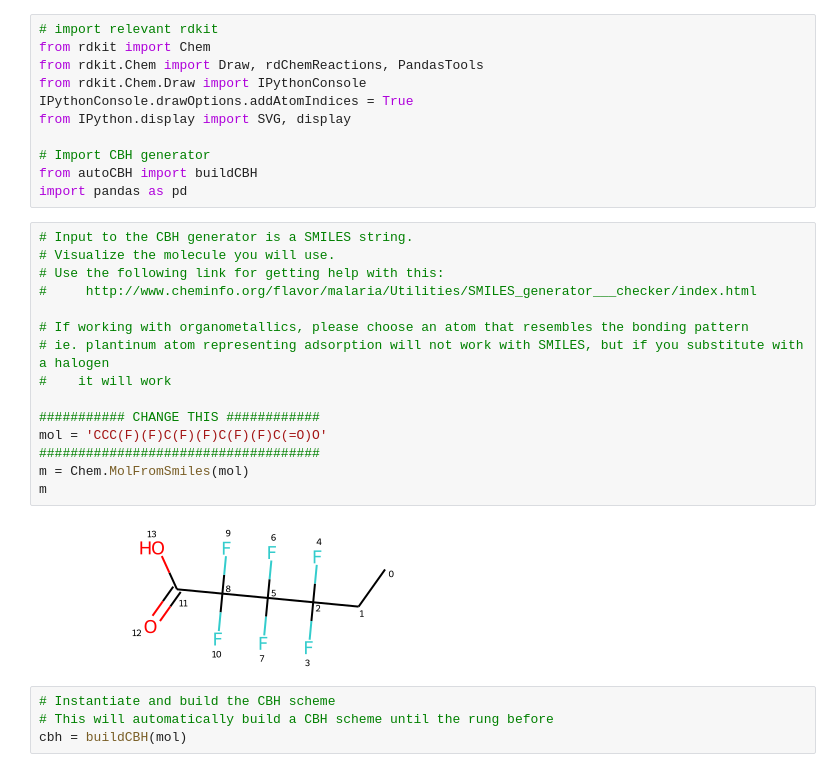
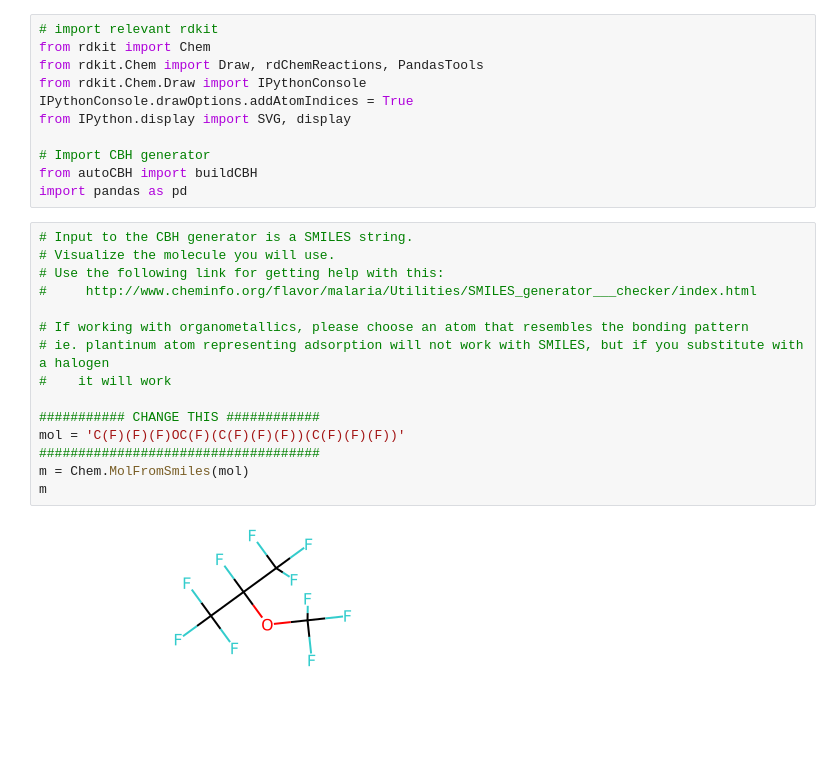
Before and after one commit to franklingoldsmith/autocbh, a Jupyter notebook: main/Visualize CBH.ipynb, the cells around one changed output. Cells and saved outputs as stored; diff of their text form; blank space fills up the shorter version.

```diff
--- a/main/Visualize CBH.ipynb
+++ b/main/Visualize CBH.ipynb
@@ -14,21 +14,17 @@ import pandas as pd
 # %%
 # Input to the CBH generator is a SMILES string.
 # Visualize the molecule you will use.
 # Use the following link for getting help with this:
 #     http://www.cheminfo.org/flavor/malaria/Utilities/SMILES_generator___checker/index.html
 
 # If working with organometallics, please choose an atom that resembles the bonding pattern
 # ie. plantinum atom representing adsorption will not work with SMILES, but if you substitute with a halogen
 #    it will work
 
 ########### CHANGE THIS ############
-mol = 'CCC(F)(F)C(F)(F)C(F)(F)C(=O)O'
+mol = 'C(F)(F)(F)OC(F)(C(F)(F)(F))(C(F)(F)(F))'
 ####################################
 m = Chem.MolFromSmiles(mol)
 m
 # %% [output]
-[figure, old version]
+[figure, new version]
-# %%
-# Instantiate and build the CBH scheme
-# This will automatically build a CBH scheme until the rung before
-cbh = buildCBH(mol)
```
Also changed, not shown: parts of 5 cells of this notebook, 2 other files.
